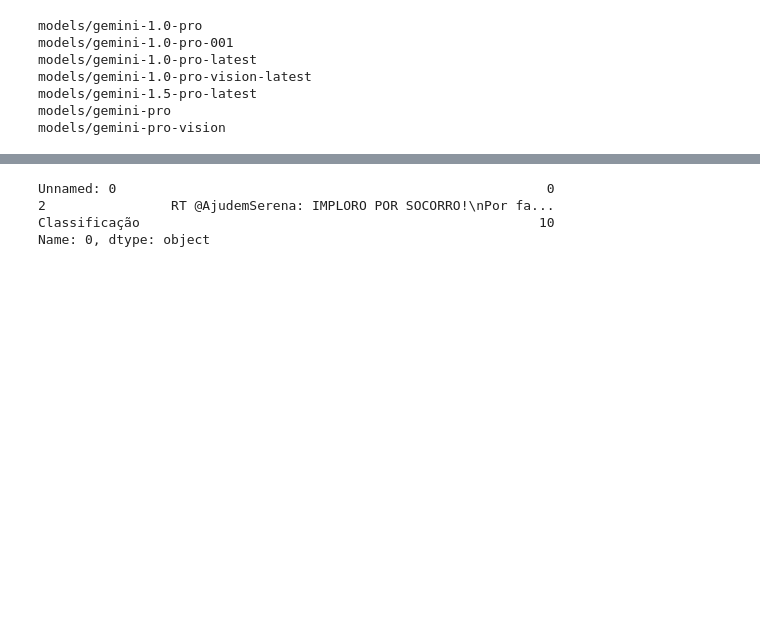
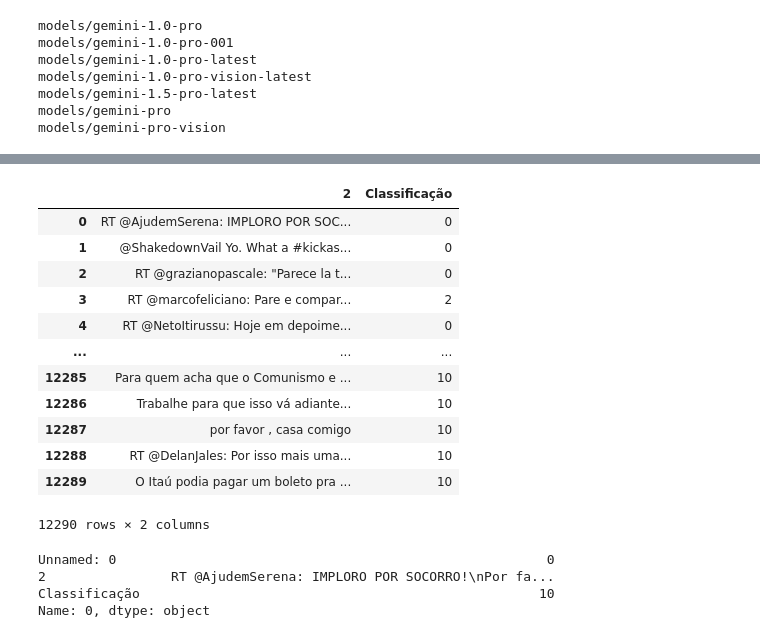
Before and after one commit to marcospaulo429/tweetsdvc, a Jupyter notebook: main.ipynb, the cells around one changed output, grey strips where cells are left out. Saved outputs shown, nothing was run; the diff lists cells and outputs as text; code cells hidden in the pictures; blank space fills up the shorter version.

```diff
--- a/main.ipynb
+++ b/main.ipynb
@@ -131,3 +120,19 @@ for index in indices:
+# %%
+df.head(12290)
+# %% [output]
+|  | 2 | Classificação |
+| 0 | RT @AjudemSerena: IMPLORO POR SOC... | 0 |
+| 1 | @ShakedownVail Yo. What a #kickas... | 0 |
+| 2 | RT @grazianopascale: "Parece la t... | 0 |
+| 3 | RT @marcofeliciano: Pare e compar... | 2 |
+| 4 | RT @NetoItirussu: Hoje em depoime... | 0 |
+| ... | ... | ... |
+| 12285 | Para quem acha que o Comunismo e ... | 10 |
+| 12286 | Trabalhe para que isso vá adiante... | 10 |
+| 12287 | por favor , casa comigo | 10 |
+| 12288 | RT @DelanJales: Por isso mais uma... | 10 |
+| 12289 | O Itaú podia pagar um boleto pra ... | 10 |
+12290 rows × 2 columns
 # %%
 def rate_tweets(df, last_index):
     indices = df.index[df.index >= last_index]
```
Also changed, not shown: parts of 8 cells of this notebook.
